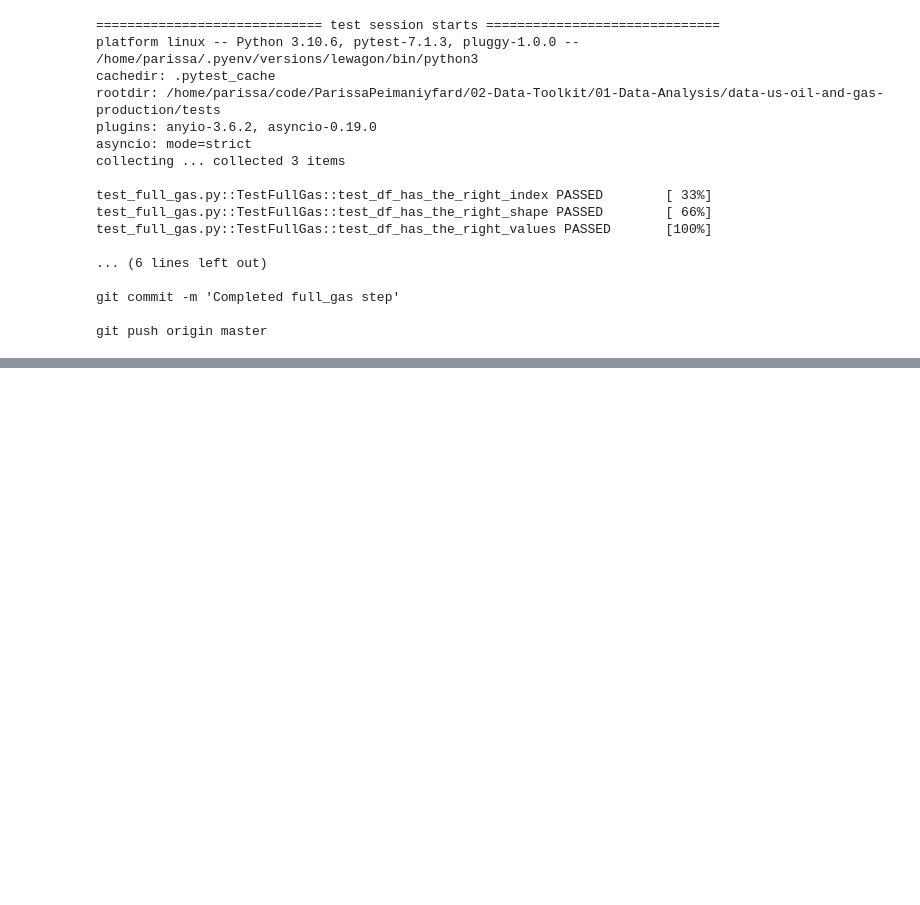
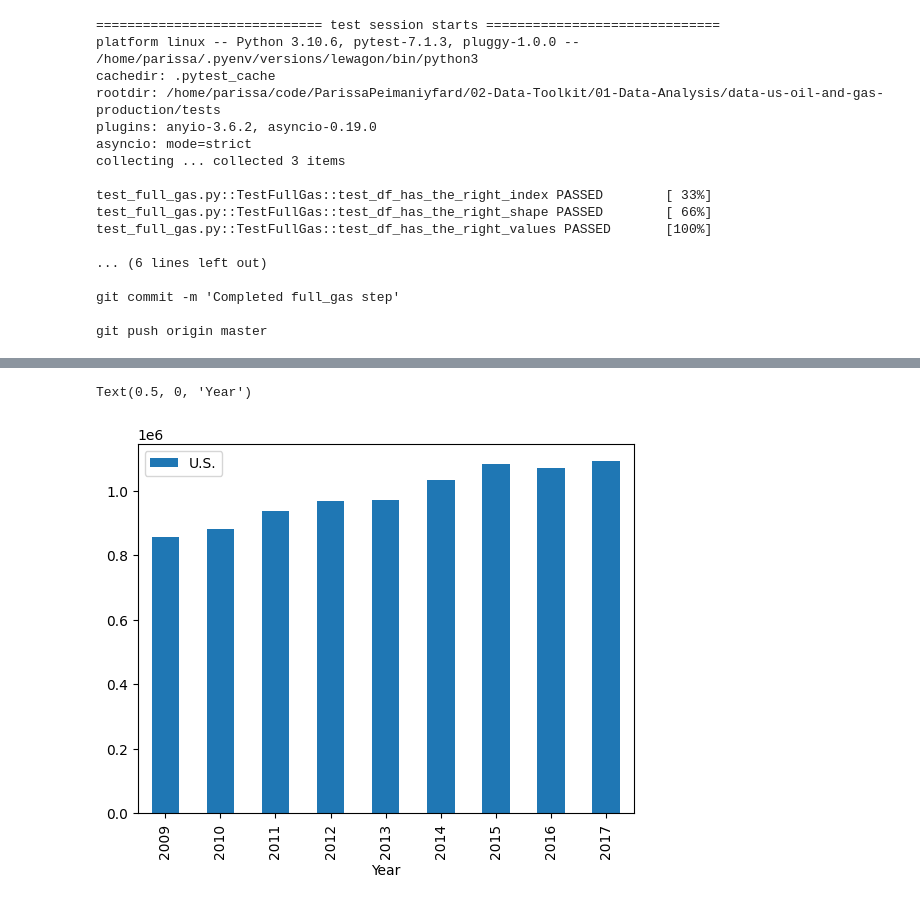
Before and after one commit to ParissaPeimaniyfard/data-us-oil-and-gas-production, a Jupyter notebook: oil_and_gas.ipynb, the cells around one changed output, grey strips where cells are left out. Cells and saved outputs as stored; diff of their text form; code cells hidden in the pictures; blank space fills up the shorter version.

```diff
--- a/oil_and_gas.ipynb
+++ b/oil_and_gas.ipynb
@@ -198,0 +219,3 @@ git push origin master
+# %%
+filtered_yearly_gas_df=yearly_gas_df[~yearly_gas_df.index.isin([2008, 2018])]
+filtered_yearly_gas_df
@@ -198,0 +234,6 @@ git push origin master
+# %%
+plot=filtered_yearly_gas_df[['U.S.']].plot(kind='bar')
+plot.set_xlabel("Year")
+# %% [output]
+Text(0.5, 0, 'Year')
+[figure, added]
```
Also changed, not shown: parts of 6 cells of this notebook, 1 other file.
